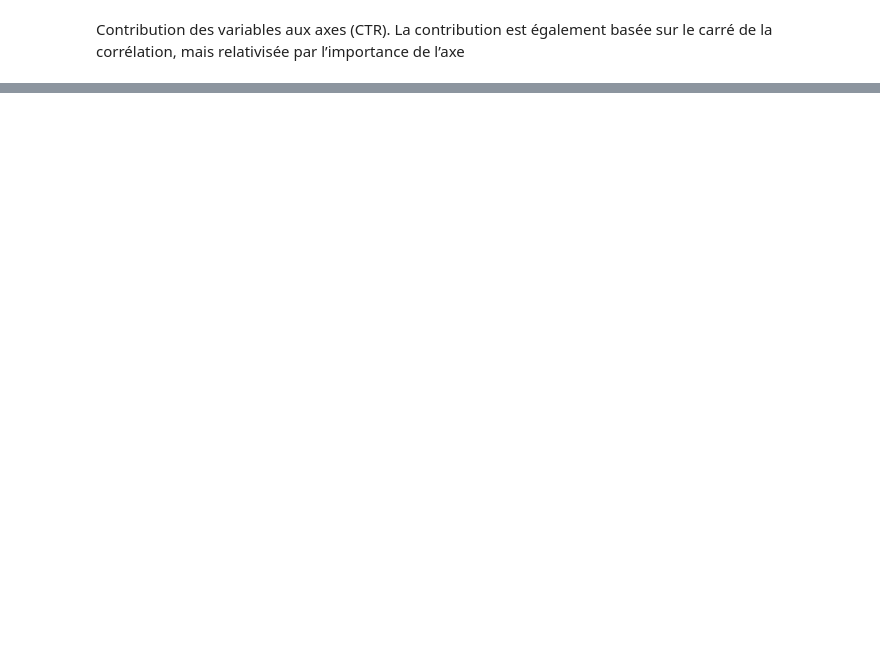
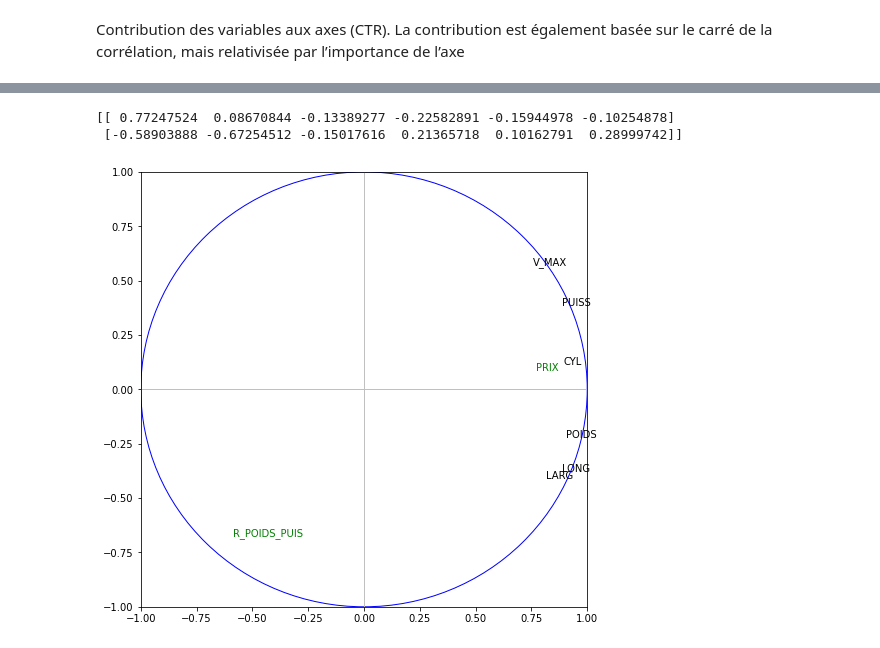
Before and after one commit to Gio-Mgm/ACP, a Jupyter notebook: ACP.ipynb, the cells around one changed output, grey strips where cells are left out. Cells and saved outputs as stored; diff of their text form; code cells hidden in the pictures; blank space fills up the shorter version.

```diff
--- a/ACP.ipynb
+++ b/ACP.ipynb
@@ -459,0 +507,4 @@ NameError: name 'pandas' is not defined
+# %%
+#importation des variables supplémentaires
+varSupp = pd.read_excel("autos_acp_pour_python.xlsx",sheet_name=2,header=0,index_col=0)
+print(varSupp)
@@ -459,0 +534,4 @@ NameError: name 'pandas' is not defined
+# %%
+#variables supplémentaires quanti
+vsQuanti = varSupp.iloc[:,:2].values
+print(vsQuanti)
@@ -459,0 +557,35 @@ NameError: name 'pandas' is not defined
+# %%
+#corrélation avec les axes factoriels
+corSupp = np.zeros((vsQuanti.shape[1],p))
+for k in range(p):
+    for j in range(vsQuanti.shape[1]):
+        corSupp[j,k] = np.corrcoef(vsQuanti[:,j],coord[:,k])[0,1]
+
+#affichage des corrélations avec les axes
+print(corSupp)
+# %% [output]
+[[ 0.77247524  0.08670844 -0.13389277 -0.22582891 -0.15944978 -0.10254878]
+ [-0.58903888 -0.67254512 -0.15017616  0.21365718  0.10162791  0.28999742]]
+# %%
+#cercle des corrélations avec les var. supp
+fig, axes = plt.subplots(figsize=(8,8))
+axes.set_xlim(-1,1)
+axes.set_ylim(-1,1)
+#variables actives
+for j in range(p):
+ plt.annotate(X.columns[j],(corvar[j,0],corvar[j,1]))
+
+#variables illustratives
+for j in range(vsQuanti.shape[1]):
+ plt.annotate(varSupp.columns[j],(corSupp[j,0],corSupp[j,1]),color='g')
+
+#ajouter les axes
+plt.plot([-1,1],[0,0],color='silver',linestyle='-',linewidth=1)
+plt.plot([0,0],[-1,1],color='silver',linestyle='-',linewidth=1)
+#ajouter un cercle
+cercle = plt.Circle((0,0),1,color='blue',fill=False)
+axes.add_artist(cercle)
+#affichage
+plt.show()
+# %% [output]
+[figure, added]
```
Also changed, not shown: parts of 34 cells of this notebook, 1 other file.
